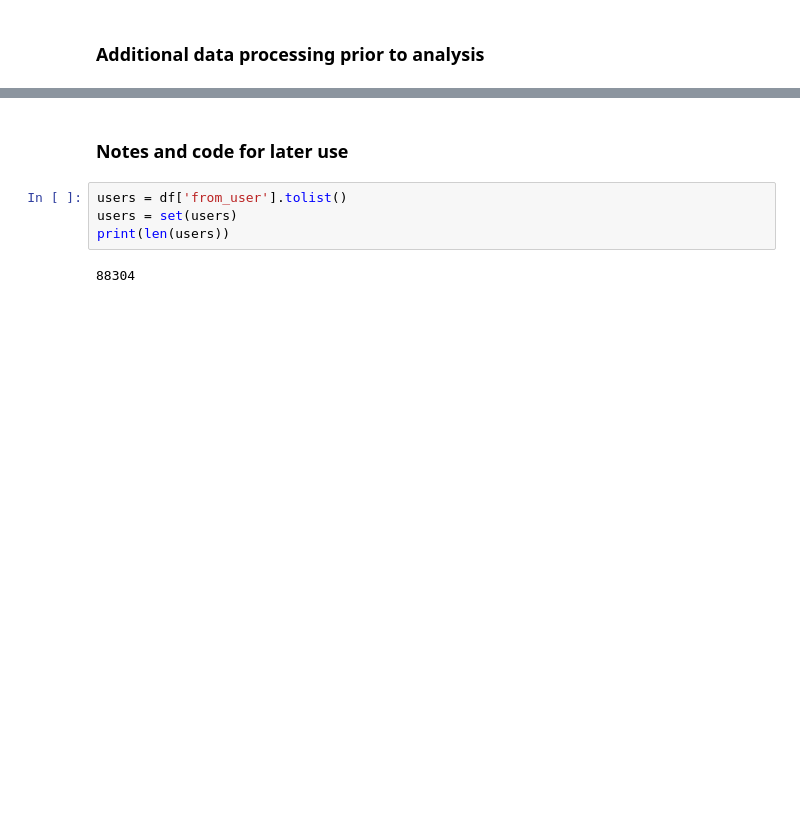
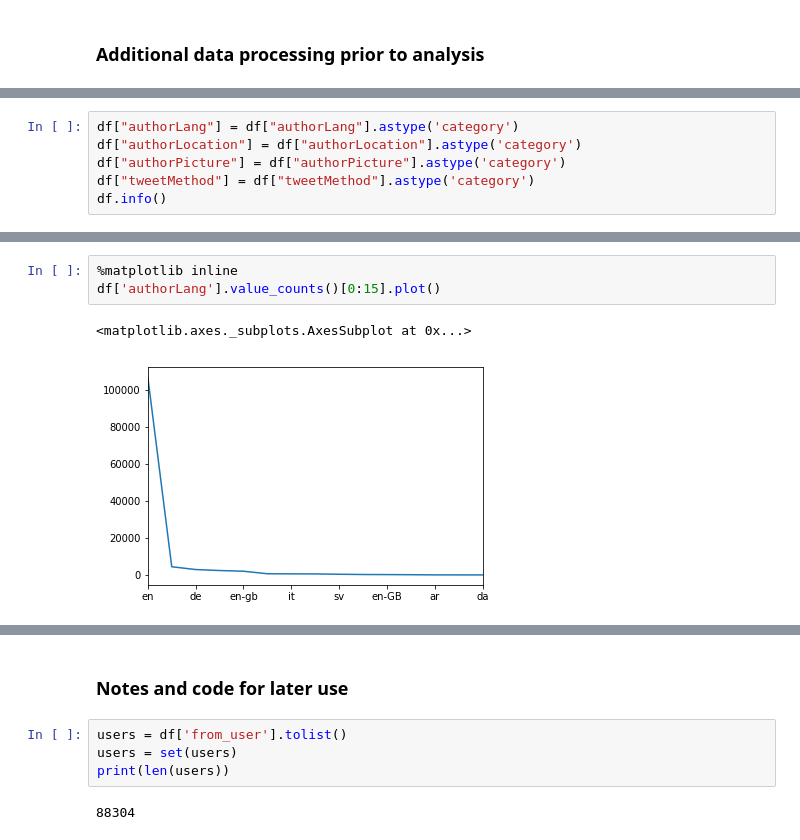
Before and after one commit to menyalas/llcu612Project, a Jupyter notebook: Descriptives-SAM.ipynb, the cells around one changed output, grey strips where cells are left out. Drawn from its saved outputs; the diff is of its cells as text; blank space fills up the shorter version.

```diff
--- a/Descriptives-SAM.ipynb
+++ b/Descriptives-SAM.ipynb
@@ -131,0 +147,6 @@ dtype: object
+# %%
+df["authorLang"] = df["authorLang"].astype('category')
+df["authorLocation"] = df["authorLocation"].astype('category')
+df["authorPicture"] = df["authorPicture"].astype('category')
+df["tweetMethod"] = df["tweetMethod"].astype('category')
+df.info()
@@ -131,0 +192,6 @@ dtype: object
+# %%
+%matplotlib inline
+df['authorLang'].value_counts()[0:15].plot()
+# %% [output]
+<matplotlib.axes._subplots.AxesSubplot at 0x...>
+[figure, added]
```
Also changed, not shown: parts of 34 cells of this notebook.
